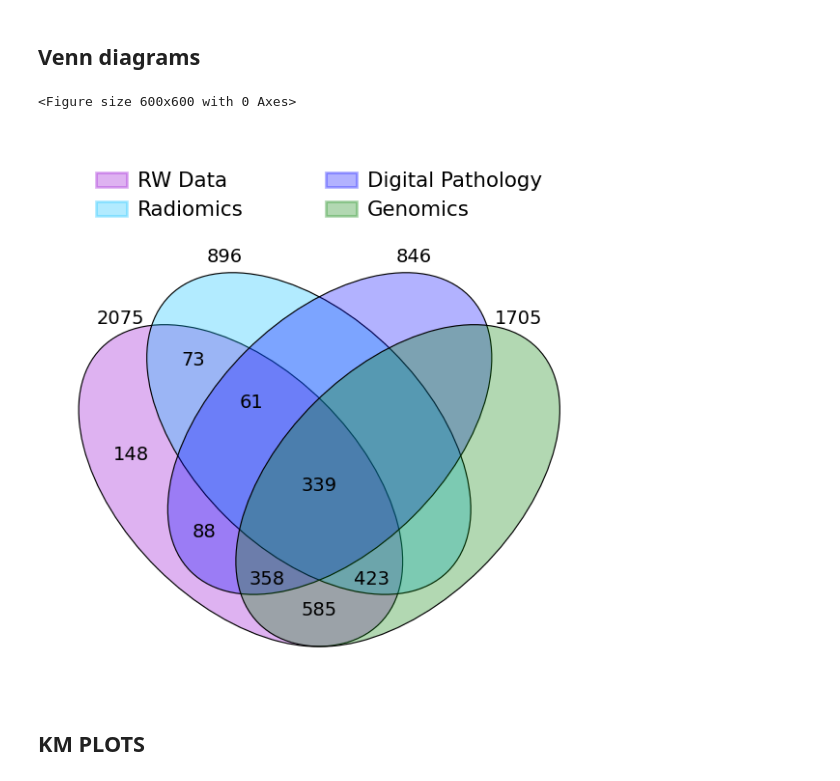
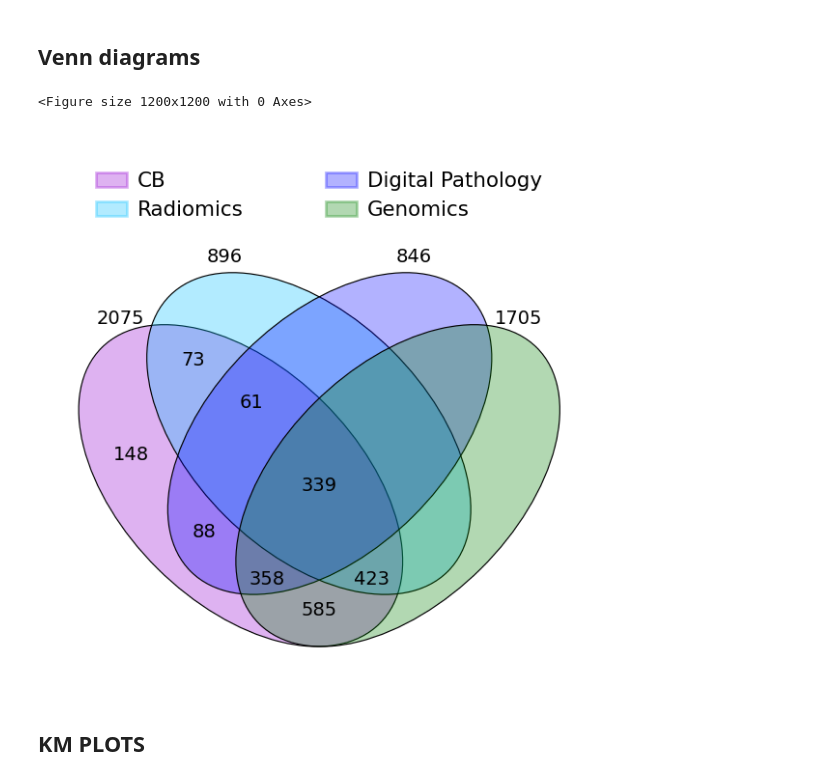
Before and after one commit to CostanzaSiniscalchi/I3LUNG_PDSS, a Jupyter notebook: data_visualization.ipynb, the cells around one changed output. Cells and saved outputs as stored; diff of their text form; code cells hidden in the pictures.

```diff
--- a/data_visualization.ipynb
+++ b/data_visualization.ipynb
@@ -256,33 +256,32 @@ genomics = pd.read_csv('data/genomics.csv')
 # %%
 genomics = genomics.dropna(subset=['DRIVER', 'KRAS', 'P53', 'STK11'], how='all')
 #dict of sets
 sets = {
-    'RW Data': set(rwd['Subject']),
+    'CB': set(rwd['Subject']),
     'Radiomics': set(   radiomics[radiomics['Subject'].isin(rwd['Subject'])]['Subject']),
     'Digital Pathology': set(dp[dp['Subject'].isin(rwd['Subject'])]['Subject']),
     'Genomics': set(genomics['Subject'])
 }
 
 
 # Set the colors and labels
 colors = ['darkviolet', 'deepskyblue', 'blue', 'green']
-labels = ['RW Data', 'Radiomics', 'Digital Pathology', 'Genomics']
+labels = ['CB', 'Radiomics', 'Digital Pathology', 'Genomics']
 
 # Set a wider figure to better fit the legend
 plt.figure(figsize=(6, 6))
 
 # Draw the Venn diagram
 venny4py(sets=sets, colors=colors)
 
 # Remove "0" labels
 for label in plt.gca().texts:
     if label.get_text() == '0':
         label.set_text('')
-# plt.savefig('analysis/supplementary/venn_diagram.png', dpi=600, bbox_inches='tight')
 plt.show()
 # %% [output]
-<Figure size 600x600 with 0 Axes>
+<Figure size 1200x1200 with 0 Axes>
-[figure, old version]
+[figure, new version]
 # %% [markdown]
 ## KM PLOTS
 # %%
```
